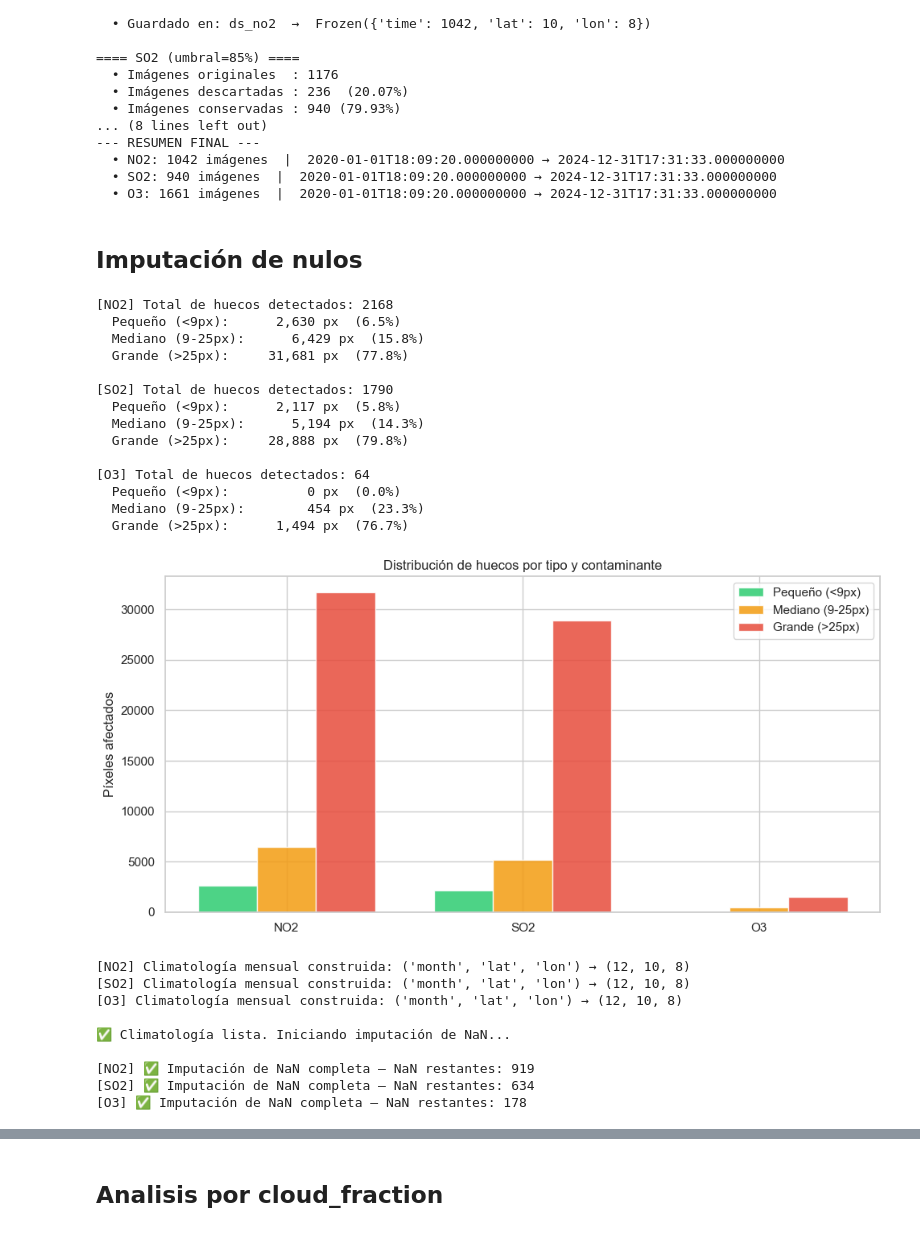
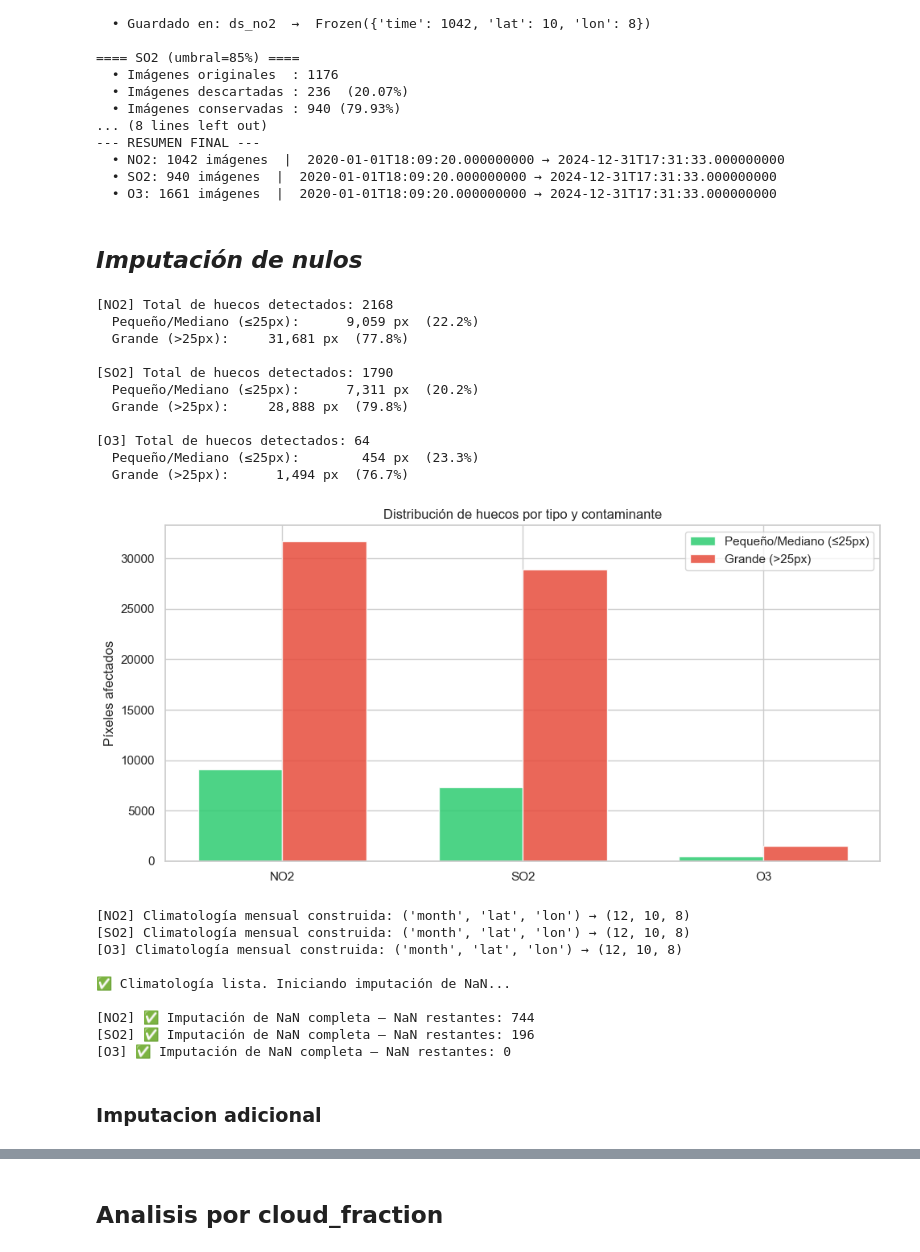
Before and after one commit to valentinabc19/proyecto3_analitica, a Jupyter notebook: notebooks/sentinel5P_EDA_zarr.ipynb, the cells around one changed output, grey strips where cells are left out. Cells and saved outputs as stored; diff of their text form; code cells hidden in the pictures.

```diff
--- a/notebooks/sentinel5P_EDA_zarr.ipynb
+++ b/notebooks/sentinel5P_EDA_zarr.ipynb
@@ -609,7 +611,7 @@ for name, ds in datasets.items():
   • SO2: 940 imágenes  |  2020-01-01T18:09:20.000000000 → 2024-12-31T17:31:33.000000000
   • O3: 1661 imágenes  |  2020-01-01T18:09:20.000000000 → 2024-12-31T17:31:33.000000000
 # %% [markdown]
-## Imputación de nulos
+## ***Imputación de nulos***
 # %%
 from scipy.ndimage import label, sum as ndi_sum
 from scipy.interpolate import RegularGridInterpolator
@@ -669,19 +655,16 @@ def imputar_climatologia(imagen, clim_mes_2d, mapa_estrategia, estado=3):
     img[mask_grande] = clim_mes_2d[mask_grande]
     return img
 # %%
-# ============================================================
-# BLOQUE 2: Análisis de distribución de huecos por contaminante
-# ============================================================
 import pandas as pd
 
-ESTADO_LABELS = {1: 'Pequeño (<9px)',  2: 'Mediano (9-25px)', 3: 'Grande (>25px)'}
+ESTADO_LABELS = {1: 'Pequeño/Mediano (≤25px)', 2: 'Grande (>25px)'}
 
 resumen_huecos = {}
 
 for nombre, ds in datasets.items():
     valores_np = ds[nombre].compute().values   # (time, lat, lon)
 
-    conteos = {1: 0, 2: 0, 3: 0}
+    conteos = {1: 0, 2: 0}
     total_huecos = 0
 
     for t in range(valores_np.shape[0]):
@@ -692,7 +675,6 @@ for nombre, ds in datasets.items():
         mapa_est, tamaños = clasificar_huecos(mask_nan)
         conteos[1] += int((mapa_est == 1).sum())
         conteos[2] += int((mapa_est == 2).sum())
-        conteos[3] += int((mapa_est == 3).sum())
         total_huecos += len(tamaños)
 
     total_px_huecos = sum(conteos.values())
@@ -700,52 +682,42 @@ for nombre, ds in datasets.items():
 
     print(f"[{nombre}] Total de huecos detectados: {total_huecos}")
     for estado, label_str in ESTADO_LABELS.items():
         px = conteos[estado]
         pct = px / total_px_huecos * 100 if total_px_huecos > 0 else 0
         print(f"  {label_str}: {px:>10,} px  ({pct:.1f}%)")
     print()
 
 # Gráfico comparativo
 fig, ax = plt.subplots(figsize=(10, 5))
 x      = np.arange(len(datasets))
-ancho  = 0.25
-colors = ['#2ecc71', '#f39c12', '#e74c3c']
+ancho  = 0.35
+colors = ['#2ecc71', '#e74c3c']
 
-for i, (estado, label_str, color) in enumerate(zip([1, 2, 3], ESTADO_LABELS.values(), colors)):
+for i, (estado, label_str, color) in enumerate(zip([1, 2], ESTADO_LABELS.values(), colors)):
     valores_bar = [resumen_huecos[n][estado] for n in datasets]
     ax.bar(x + i * ancho, valores_bar, ancho, label=label_str, color=color, alpha=0.85)
 
-ax.set_xticks(x + ancho)
+ax.set_xticks(x + ancho / 2)
 ax.set_xticklabels(datasets.keys())
 ax.set_ylabel('Píxeles afectados')
 ax.set_title('Distribución de huecos por tipo y contaminante')
 ax.legend()
 plt.tight_layout()
 plt.show()
 # %% [output]
 [NO2] Total de huecos detectados: 2168
-  Pequeño (<9px):      2,630 px  (6.5%)
-  Mediano (9-25px):      6,429 px  (15.8%)
+  Pequeño/Mediano (≤25px):      9,059 px  (22.2%)
   Grande (>25px):     31,681 px  (77.8%)
 
 [SO2] Total de huecos detectados: 1790
-  Pequeño (<9px):      2,117 px  (5.8%)
-  Mediano (9-25px):      5,194 px  (14.3%)
+  Pequeño/Mediano (≤25px):      7,311 px  (20.2%)
   Grande (>25px):     28,888 px  (79.8%)
 
 [O3] Total de huecos detectados: 64
-  Pequeño (<9px):          0 px  (0.0%)
-  Mediano (9-25px):        454 px  (23.3%)
+  Pequeño/Mediano (≤25px):        454 px  (23.3%)
   Grande (>25px):      1,494 px  (76.7%)
-[figure, old version]
+[figure, new version]
 # %%
-# ============================================================
-# IMPUTACIÓN 1: NaN por tamaño de hueco
-# Entrada : ds_no2, ds_so2, ds_o3 (después del filtrado por umbral de nulos)
-# Salida  : intermedios dict con arrays numpy (time, lat, lon) sin NaN
-# ============================================================
-
-
 # ── Construir climatología mensual (solo píxeles con cf < 0.3) ──────────────
 climatologia = {}
 
@@ -755,7 +727,7 @@ for nombre, ds in datasets.items():
     clim = (
         valores_buenos
         .groupby('time.month')
-        .mean(dim='time')
+        .median(dim='time')        # ← mediana en vez de media
     )
     climatologia[nombre] = clim
     print(f"[{nombre}] Climatología mensual construida: {clim.dims} → {clim.shape}")
@@ -766,7 +738,7 @@ print("\n✅ Climatología lista. Iniciando imputación de NaN...\n")
 intermedios = {}
 
 for nombre, ds in datasets.items():
-    valores_np = ds[nombre].values              # (time, lat, lon) ya en memoria
+    valores_np = ds[nombre].values
     clim       = climatologia[nombre]
     meses      = ds['time.month'].values
     n_time, n_lat, n_lon = valores_np.shape
@@ -784,12 +756,10 @@ for nombre, ds in datasets.items():
 
         mapa_est, _ = clasificar_huecos(mask_nan)
 
-        if (mapa_est == 3).any():
-            imagen = imputar_climatologia(imagen, clim_mes, mapa_est, estado=3)
         if (mapa_est == 2).any():
-            imagen = imputar_promedio_bordes(imagen, mapa_est, estado=2)
+            imagen = imputar_climatologia(imagen, clim_mes, mapa_est, estado=2)
         if (mapa_est == 1).any():
-            imagen = imputar_lineal(imagen)
+            imagen = imputar_bilineal(imagen, mapa_est, estado=1)
 
         resultado[t] = imagen
 
@@ -804,6 +774,8 @@ for nombre, ds in datasets.items():
 
 ✅ Climatología lista. Iniciando imputación de NaN...
 
-[NO2] ✅ Imputación de NaN completa — NaN restantes: 919
-[SO2] ✅ Imputación de NaN completa — NaN restantes: 634
-[O3] ✅ Imputación de NaN completa — NaN restantes: 178
+[NO2] ✅ Imputación de NaN completa — NaN restantes: 744
+[SO2] ✅ Imputación de NaN completa — NaN restantes: 196
+[O3] ✅ Imputación de NaN completa — NaN restantes: 0
+# %% [markdown]
+### Imputacion adicional
```
Also changed, not shown: parts of 18 cells of this notebook.
